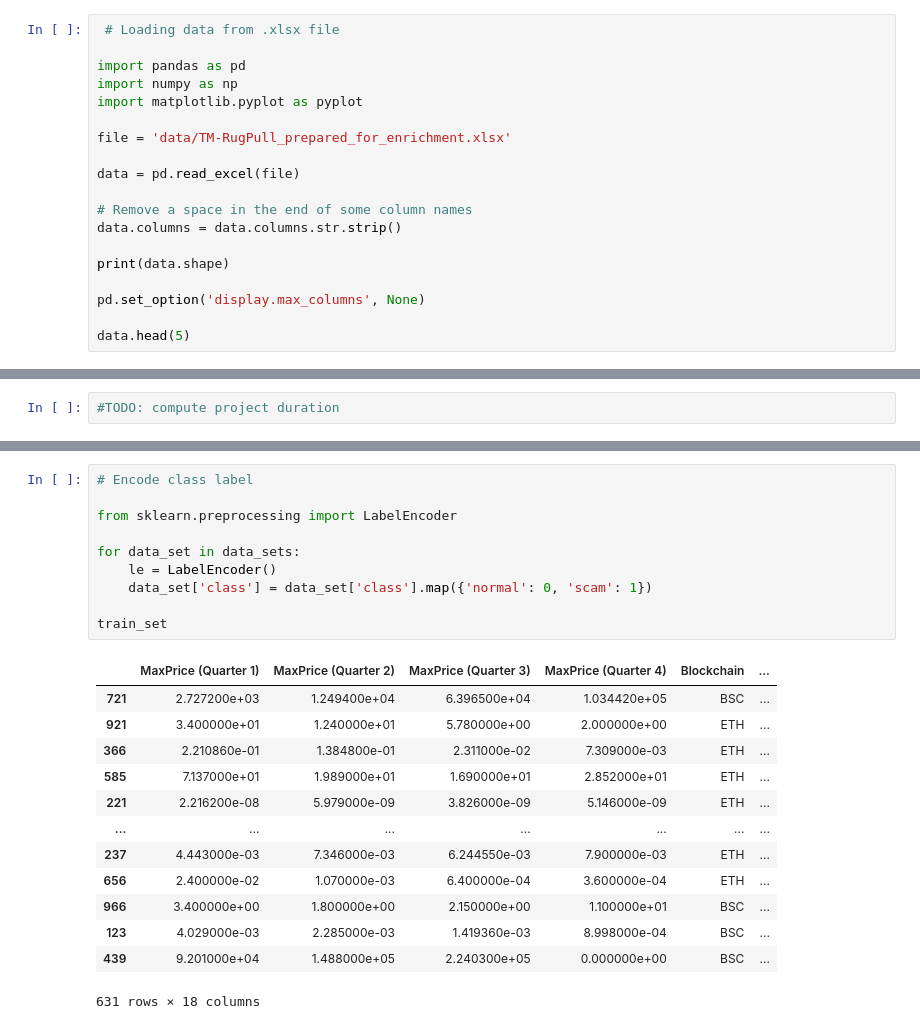
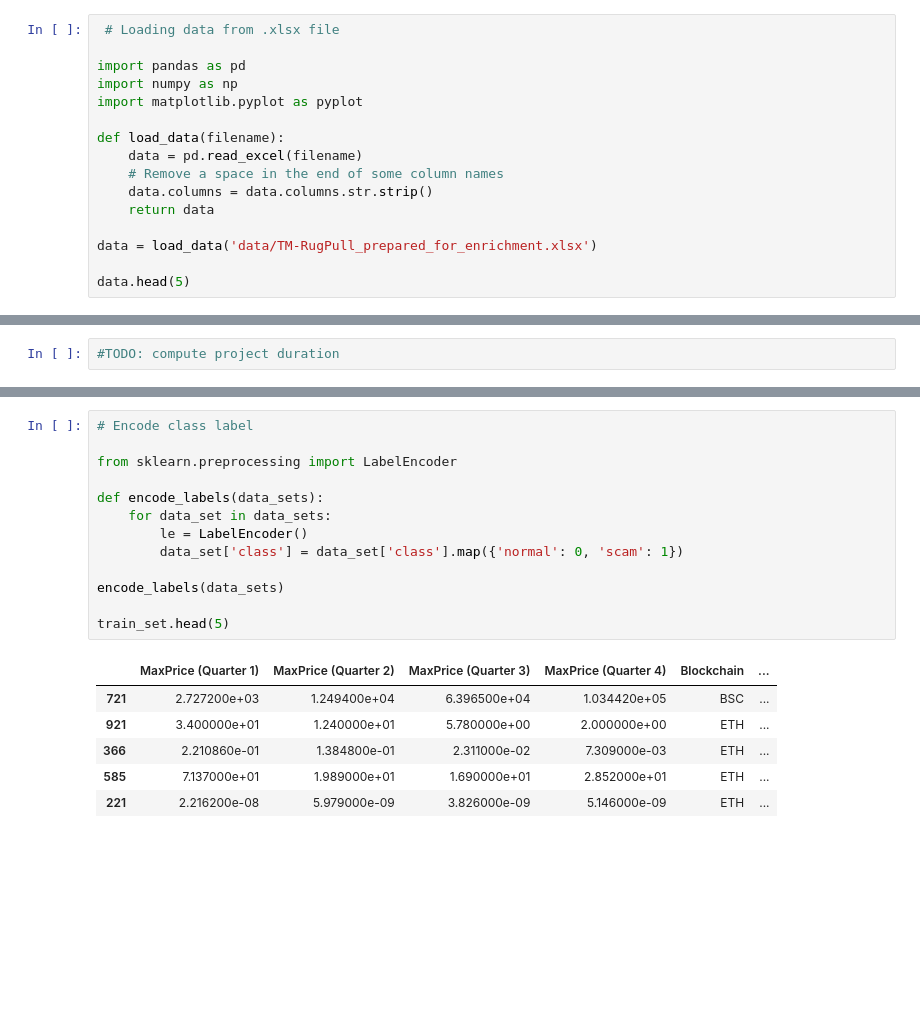
Before and after one commit to Luero/ML_RugPull_Detector, a Jupyter notebook: General pipeline for experimentations.ipynb, the cells around one changed output, grey strips where cells are left out. Drawn from its saved outputs; the diff is of its cells as text; blank space fills up the shorter version.

```diff
--- a/General pipeline for experimentations.ipynb
+++ b/General pipeline for experimentations.ipynb
@@ -11,16 +11,13 @@ import pandas as pd
 import numpy as np
 import matplotlib.pyplot as pyplot
 
-file = 'data/TM-RugPull_prepared_for_enrichment.xlsx'
+def load_data(filename):
+    data = pd.read_excel(filename)
+    # Remove a space in the end of some column names
+    data.columns = data.columns.str.strip()
+    return data
 
-data = pd.read_excel(file)
-
-# Remove a space in the end of some column names
-data.columns = data.columns.str.strip()
-
-print(data.shape)
-
-pd.set_option('display.max_columns', None)
+data = load_data('data/TM-RugPull_prepared_for_enrichment.xlsx')
 
 data.head(5)
 # %% [output]
@@ -118,25 +114,21 @@ train_set.head(10)
 # %%
 # Encode class label
 
 from sklearn.preprocessing import LabelEncoder
 
-for data_set in data_sets:
-    le = LabelEncoder()
-    data_set['class'] = data_set['class'].map({'normal': 0, 'scam': 1})
+def encode_labels(data_sets):
+    for data_set in data_sets:
+        le = LabelEncoder()
+        data_set['class'] = data_set['class'].map({'normal': 0, 'scam': 1})
 
-train_set
+encode_labels(data_sets)
+
+train_set.head(5)
 # %% [output]
 |  | MaxPrice (Quarter 1) | MaxPrice (Quarter 2) | MaxPrice (Quarter 3) | MaxPrice (Quarter 4) | Blockchain | ... |
 | 721 | 2.727200e+03 | 1.249400e+04 | 6.396500e+04 | 1.034420e+05 | BSC | ... |
 | 921 | 3.400000e+01 | 1.240000e+01 | 5.780000e+00 | 2.000000e+00 | ETH | ... |
 | 366 | 2.210860e-01 | 1.384800e-01 | 2.311000e-02 | 7.309000e-03 | ETH | ... |
 | 585 | 7.137000e+01 | 1.989000e+01 | 1.690000e+01 | 2.852000e+01 | ETH | ... |
 | 221 | 2.216200e-08 | 5.979000e-09 | 3.826000e-09 | 5.146000e-09 | ETH | ... |
-| ... | ... | ... | ... | ... | ... | ... |
-| 237 | 4.443000e-03 | 7.346000e-03 | 6.244550e-03 | 7.900000e-03 | ETH | ... |
-| 656 | 2.400000e-02 | 1.070000e-03 | 6.400000e-04 | 3.600000e-04 | ETH | ... |
-| 966 | 3.400000e+00 | 1.800000e+00 | 2.150000e+00 | 1.100000e+01 | BSC | ... |
-| 123 | 4.029000e-03 | 2.285000e-03 | 1.419360e-03 | 8.998000e-04 | BSC | ... |
-| 439 | 9.201000e+04 | 1.488000e+05 | 2.240300e+05 | 0.000000e+00 | BSC | ... |
-631 rows × 18 columns
 # %%
```
Also changed, not shown: parts of 6 cells of this notebook, 1 other file.
